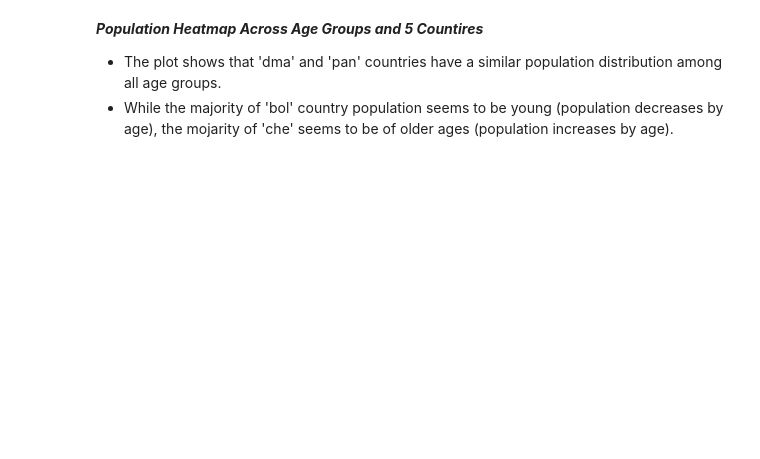
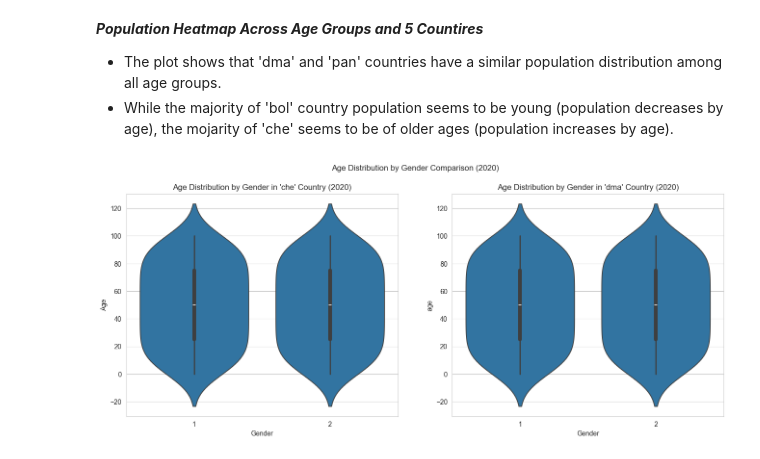
Before and after one commit to UCSF-DataSci/07-visualization-FaezehMirlohi, a Jupyter notebook: visualization.ipynb, the cells around one changed output. Cells and saved outputs as stored; diff of their text form; code cells hidden in the pictures; blank space fills up the shorter version.

```diff
--- a/visualization.ipynb
+++ b/visualization.ipynb
@@ -98,3 +155,29 @@ plt.show()
 
 - The plot shows that 'dma' and 'pan' countries have a similar population distribution among all age groups.
 - While the majority of 'bol' country population seems to be young (population decreases by age), the mojarity of 'che' seems to be of older ages (population increases by age).
+# %%
+# Part 2.2
+
+# Filter data for 2020 for each country
+che_2020 = data['che'][data['che']['year'] == 2020]
+dma_2020 = data['dma'][data['dma']['year'] == 2020]
+
+# Create side by side plots
+fig, axes = plt.subplots(1, 2, figsize=(16, 6),)
+
+# Plot for 'che'
+sns.violinplot(data=che_2020, x='gender', y='age', ax=axes[0])
+axes[0].set_title("Age Distribution by Gender in 'che' Country (2020)")
+axes[0].set_xlabel('Gender')
+axes[0].set_ylabel('Age')
+
+# Plot for 'dma'
+sns.violinplot(data=dma_2020, x='gender', y='age', ax=axes[1])
+axes[1].set_title("Age Distribution by Gender in 'dma' Country (2020)")
+axes[1].set_xlabel('Gender')
+
+# Display the plot
+plt.suptitle('Age Distribution by Gender Comparison (2020)')
+plt.show()
+# %% [output]
+[figure, added]
```
Also changed, not shown: parts of 5 cells of this notebook.
